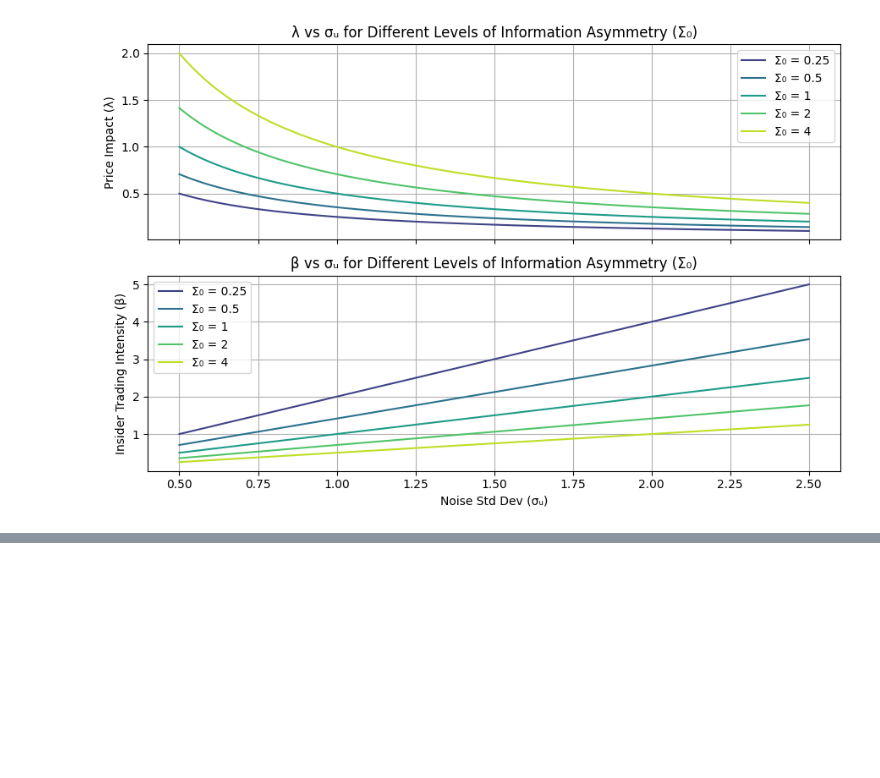
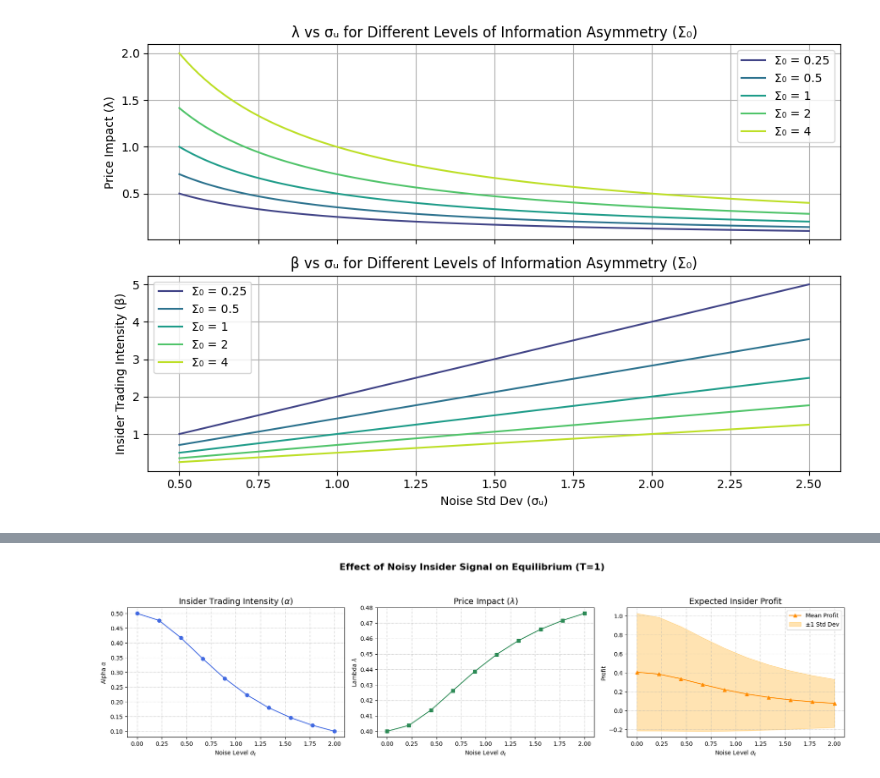
Before and after one commit to Niyetali/ATS-Project-Kyle-s-Lambda, a Jupyter notebook: lambda_upd.ipynb, the cells around one changed output, grey strips where cells are left out. Drawn from its saved outputs; the diff is of its cells as text; code cells hidden in the pictures; blank space fills up the shorter version.

```diff
--- a/lambda_upd.ipynb
+++ b/lambda_upd.ipynb
@@ -280,0 +715,43 @@ plt.show()
+# %%
+# Prepare data for plotting
+sigma_eps = [r["sigma_e"] for r in results_noisy]
+alphas = [r["alpha"] for r in results_noisy]
+lambdas = [r["lambda"] for r in results_noisy]
+profits = [r["mean_profit"] for r in results_noisy]
+stds = [r["std_profit"] for r in results_noisy]
+
+# Plot
+fig, axs = plt.subplots(1, 3, figsize=(18, 5))
+
+# α vs σ_ε
+axs[0].plot(sigma_eps, alphas, marker='o', color='royalblue')
+axs[0].set_title("Insider Trading Intensity ($\\alpha$)", fontsize=14)
+axs[0].set_xlabel("Noise Level $\\sigma_\\varepsilon$")
+axs[0].set_ylabel("Alpha $\\alpha$")
+axs[0].grid(True, linestyle=':')
+
+# λ vs σ_ε
+axs[1].plot(sigma_eps, lambdas, marker='s', color='seagreen')
+axs[1].set_title("Price Impact ($\\lambda$)", fontsize=14)
+axs[1].set_xlabel("Noise Level $\\sigma_\\varepsilon$")
+axs[1].set_ylabel("Lambda $\\lambda$")
+axs[1].grid(True, linestyle=':')
+
+# Profit vs σ_ε
+axs[2].plot(sigma_eps, profits, marker='^', linestyle='-', color='darkorange', label='Mean Profit')
+axs[2].fill_between(sigma_eps,
+                    [m - s for m, s in zip(profits, stds)],
+                    [m + s for m, s in zip(profits, stds)],
+                    color='orange', alpha=0.3, label='±1 Std Dev')
+axs[2].set_title("Expected Insider Profit", fontsize=14)
+axs[2].set_xlabel("Noise Level $\\sigma_\\varepsilon$")
+axs[2].set_ylabel("Profit")
+axs[2].grid(True, linestyle=':')
+axs[2].legend()
+
+# Layout
+plt.suptitle("Effect of Noisy Insider Signal on Equilibrium (T=1)", fontsize=16, fontweight='bold')
+plt.tight_layout(rect=[0, 0.03, 1, 0.92])
+plt.show()
+# %% [output]
+[figure, added]
```
Also changed, not shown: parts of 20 cells of this notebook.
